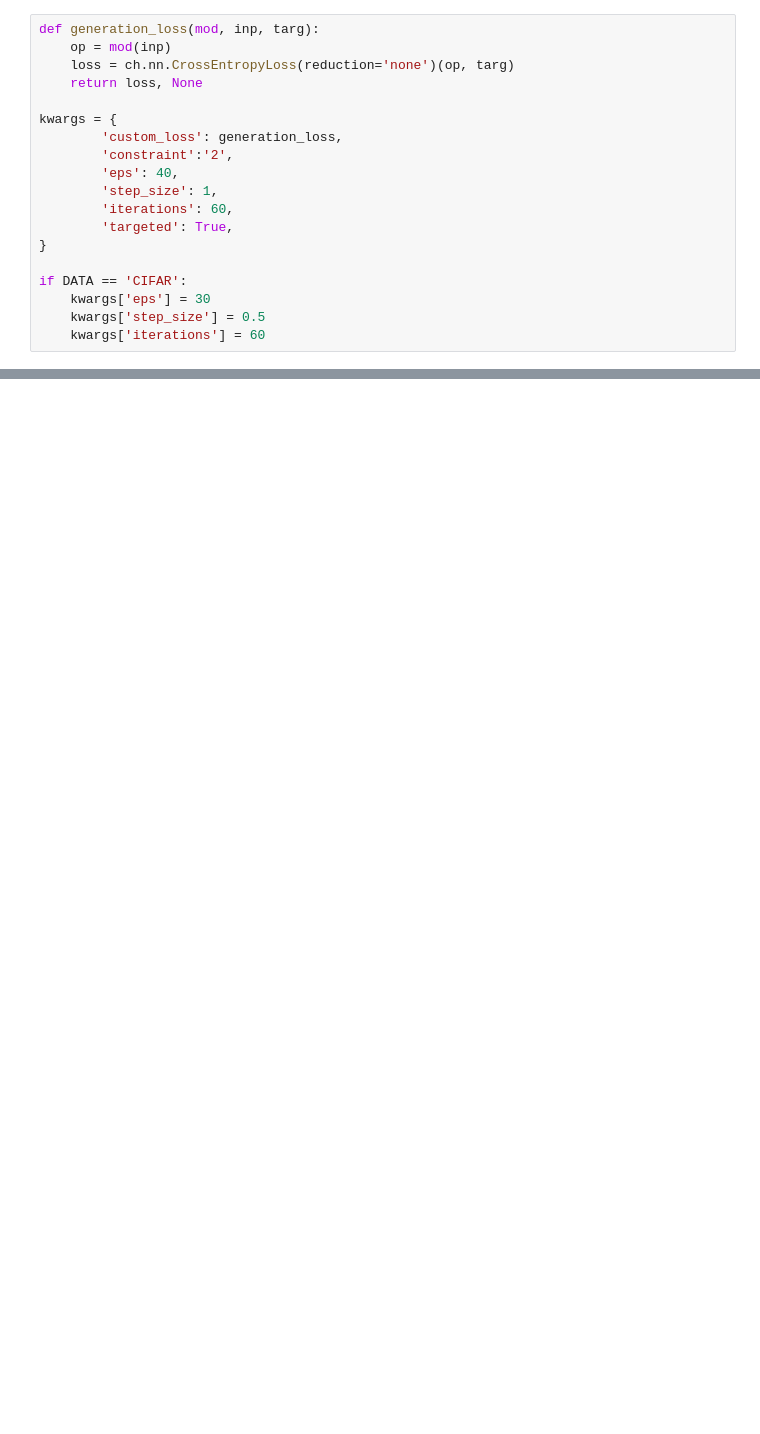
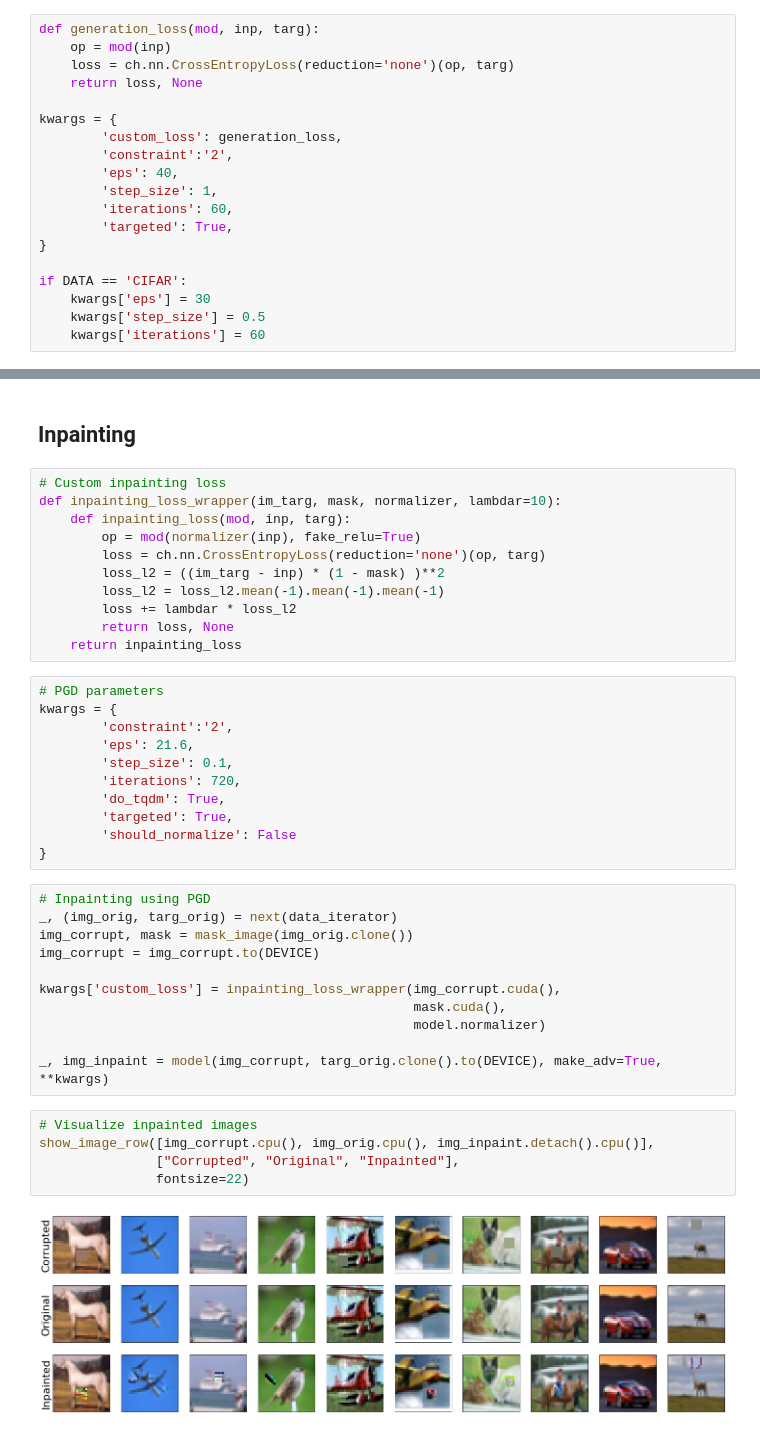
Before and after one commit to ShaanGondalia/robust-synthesis, a Jupyter notebook: main.ipynb, the cells around one changed output, grey strips where cells are left out. Drawn from its saved outputs; the diff is of its cells as text; blank space fills up the shorter version.

Commit message:
Add inpainting

```diff
--- a/main.ipynb
+++ b/main.ipynb
@@ -163,0 +250,42 @@ for i in range(5):
+# %% [markdown]
+## Inpainting
+# %%
+# Custom inpainting loss
+def inpainting_loss_wrapper(im_targ, mask, normalizer, lambdar=10):
+    def inpainting_loss(mod, inp, targ):
+        op = mod(normalizer(inp), fake_relu=True)
+        loss = ch.nn.CrossEntropyLoss(reduction='none')(op, targ)
+        loss_l2 = ((im_targ - inp) * (1 - mask) )**2
+        loss_l2 = loss_l2.mean(-1).mean(-1).mean(-1)
+        loss += lambdar * loss_l2
+        return loss, None
+    return inpainting_loss
+# %%
+# PGD parameters
+kwargs = {
+        'constraint':'2',
+        'eps': 21.6,
+        'step_size': 0.1,
+        'iterations': 720,
+        'do_tqdm': True,
+        'targeted': True,
+        'should_normalize': False
+}
+# %%
+# Inpainting using PGD
+_, (img_orig, targ_orig) = next(data_iterator)
+img_corrupt, mask = mask_image(img_orig.clone())
+img_corrupt = img_corrupt.to(DEVICE)
+
+kwargs['custom_loss'] = inpainting_loss_wrapper(img_corrupt.cuda(),
+                                                mask.cuda(),
+                                                model.normalizer)
+
+_, img_inpaint = model(img_corrupt, targ_orig.clone().to(DEVICE), make_adv=True, **kwargs)
+# %%
+# Visualize inpainted images
+show_image_row([img_corrupt.cpu(), img_orig.cpu(), img_inpaint.detach().cpu()],
+               ["Corrupted", "Original", "Inpainted"],
+               fontsize=22)
+# %% [output]
+[figure, added]
```
Also changed, not shown: parts of 12 cells of this notebook.
